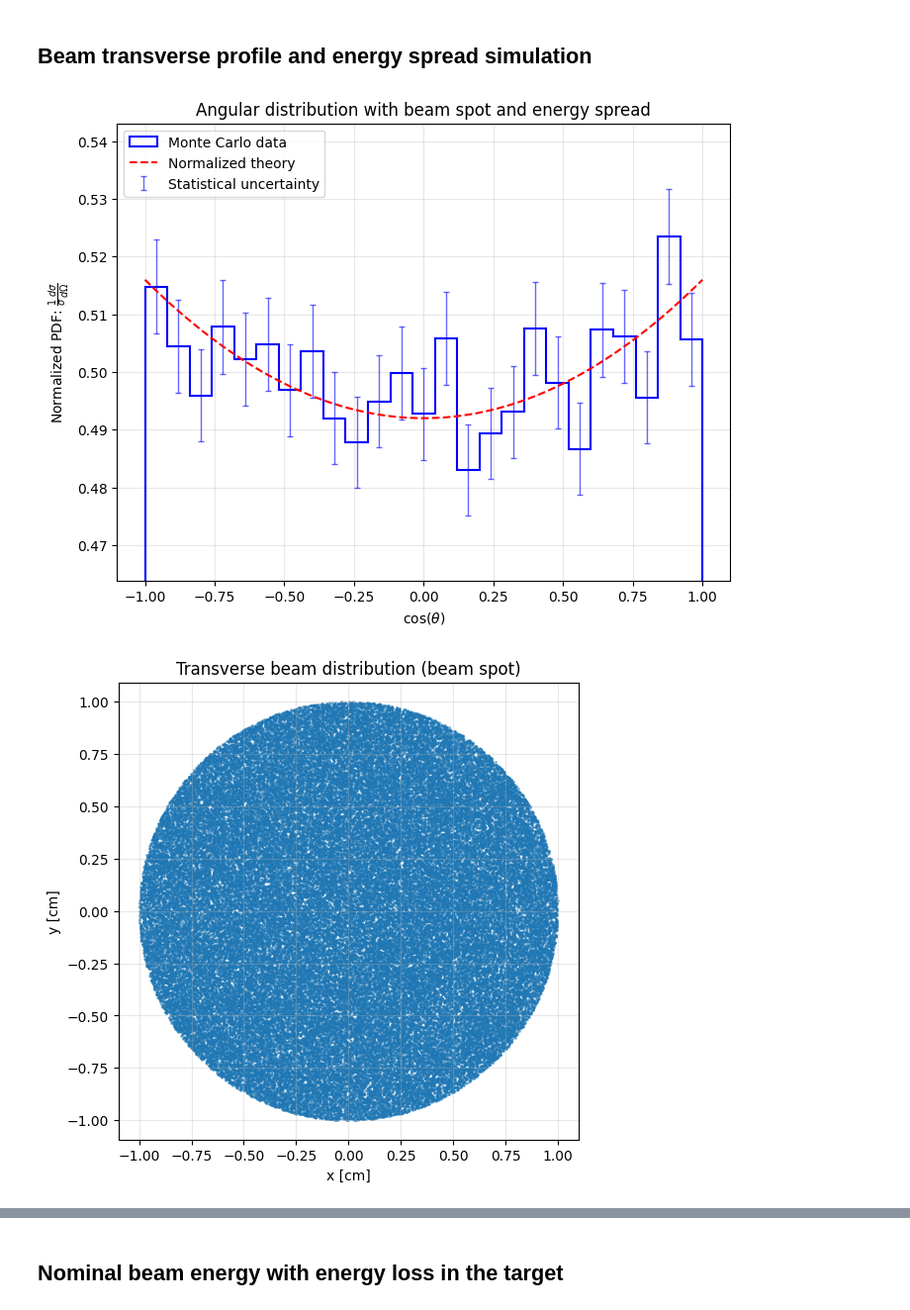
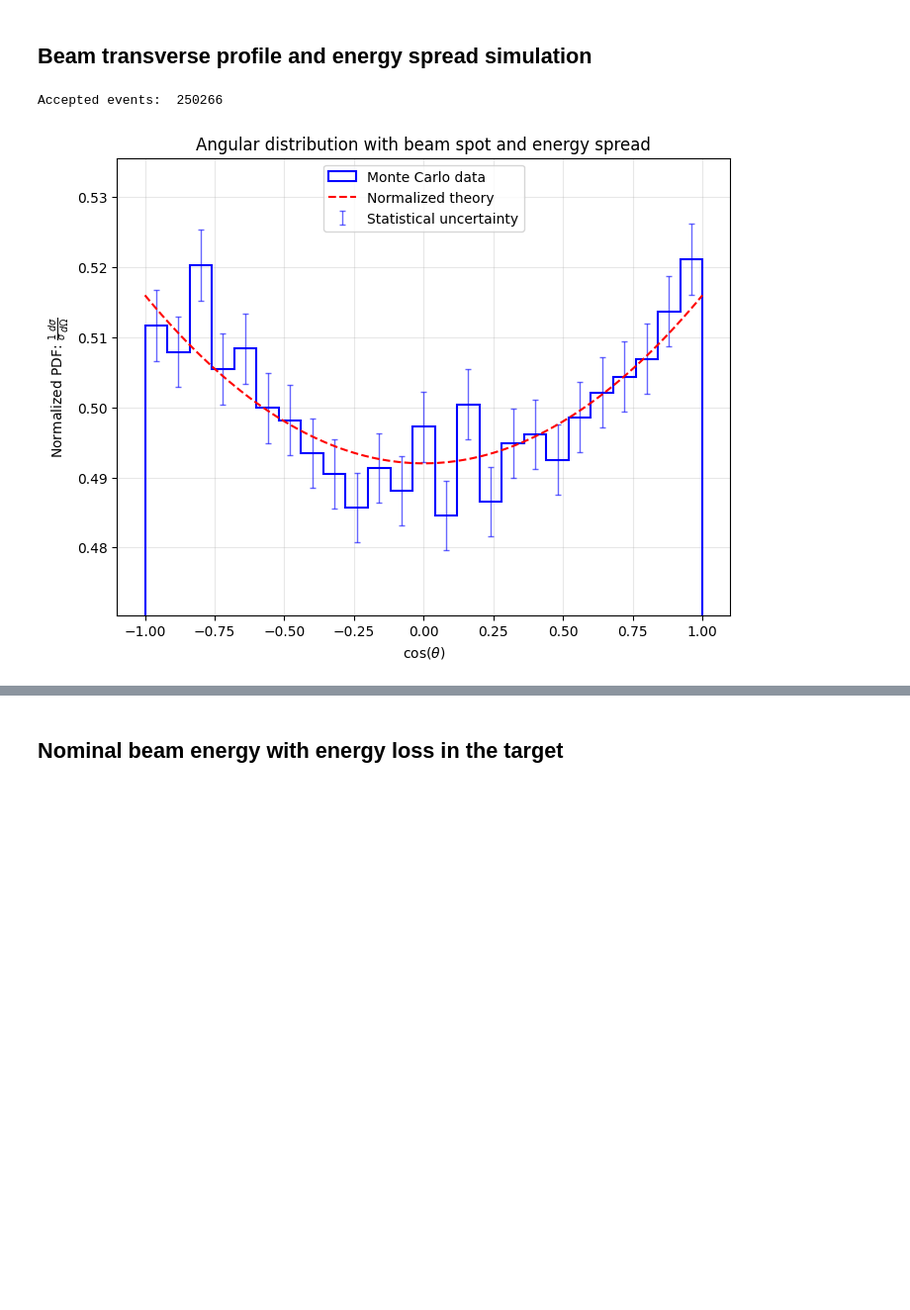
Before and after one commit to marcolorenzato00/LCP_Project, a Jupyter notebook: Project.ipynb, the cells around one changed output, grey strips where cells are left out. Shown at 99% size. Drawn from its saved outputs; the diff is of its cells as text; code cells hidden in the pictures; blank space fills up the shorter version.

```diff
--- a/Project.ipynb
+++ b/Project.ipynb
@@ -127,7 +295,7 @@ plt.show()
 # %% [markdown]
 ## Monte Carlo simulation
 # %%
-def montecarlo(n):
+def montecarlo(s, n):
     # Generate random uniform values for cos(theta)
     cos = np.random.uniform(-1, 1, n)
 
@@ -140,9 +308,9 @@ def montecarlo(n):
 
     return accepted
 # %%
-n = 100000
+n = 500000
 
-cos = montecarlo(n)
+cos = montecarlo(s, n)
 
 # Random azimuthal angle in CM frame
 phi = np.random.uniform(0, 2*np.pi, len(cos))
@@ -355,45 +530,36 @@ alpha = np.random.uniform(0, 2*np.pi, n)
 rho = R * np.sqrt(np.random.uniform(0,1,n))
 x = rho * np.cos(alpha)
 y = rho * np.sin(alpha)
 
 # Beam energies with Gaussian spread
 sigmaE = 0.5                                  # width of energy spread
 E = np.random.normal(beam_energy, sigmaE, n)
 
 m_e = 0.000511  # GeV, electron mass
 s_distr = 2 * m_e * (E + m_e)  # invariant s in lab frame
 
 # Monte Carlo generation of muon angular distribution
-u_new = np.random.uniform(-1, 1, n)
-r_new = np.random.uniform(0, cross_section_norm(s_distr, 1), n)
-v_new = u_new[r_new < cross_section_norm(s_distr, u_new)]
+#u_new = np.random.uniform(-1, 1, n)
+#r_new = np.random.uniform(0, cross_section_norm(s_distr, 1), n)
+#v_new = u_new[r_new < cross_section_norm(s_distr, u_new)]
 
+v_new = montecarlo(s_distr, n)
 
 plt.figure(figsize=(8, 6))
 
 # Monte Carlo histogram (normalized)
 plot_data(v_new)
 
 # Normalized theoretical curve
 s_mean = np.mean(s_distr)  # reference theoretical curve
 plot_theory(s_mean)
 
 plt.xlabel(r"$\cos(\theta)$")
 plt.ylabel(r"Normalized PDF: $\frac{1}{\sigma}\frac{d\sigma}{d\Omega}$")
 plt.title(r"Angular distribution with beam spot and energy spread")
 plt.legend()
 plt.grid(alpha=0.3)
 plt.show()
-
-# Plot of the beam spot (x, y)
-plt.figure(figsize=(6,6))
-plt.scatter(x, y, s=1, alpha=0.5)
-plt.xlabel("x [cm]")
-plt.ylabel("y [cm]")
-plt.title("Transverse beam distribution (beam spot)")
-plt.axis("equal")
-plt.grid(alpha=0.3)
-plt.show()
 # %% [output]
+Accepted events:  250266
-[figure, old version]
+[figure, new version]
-[figure, removed]
```
Also changed, not shown: parts of 35 cells of this notebook.
